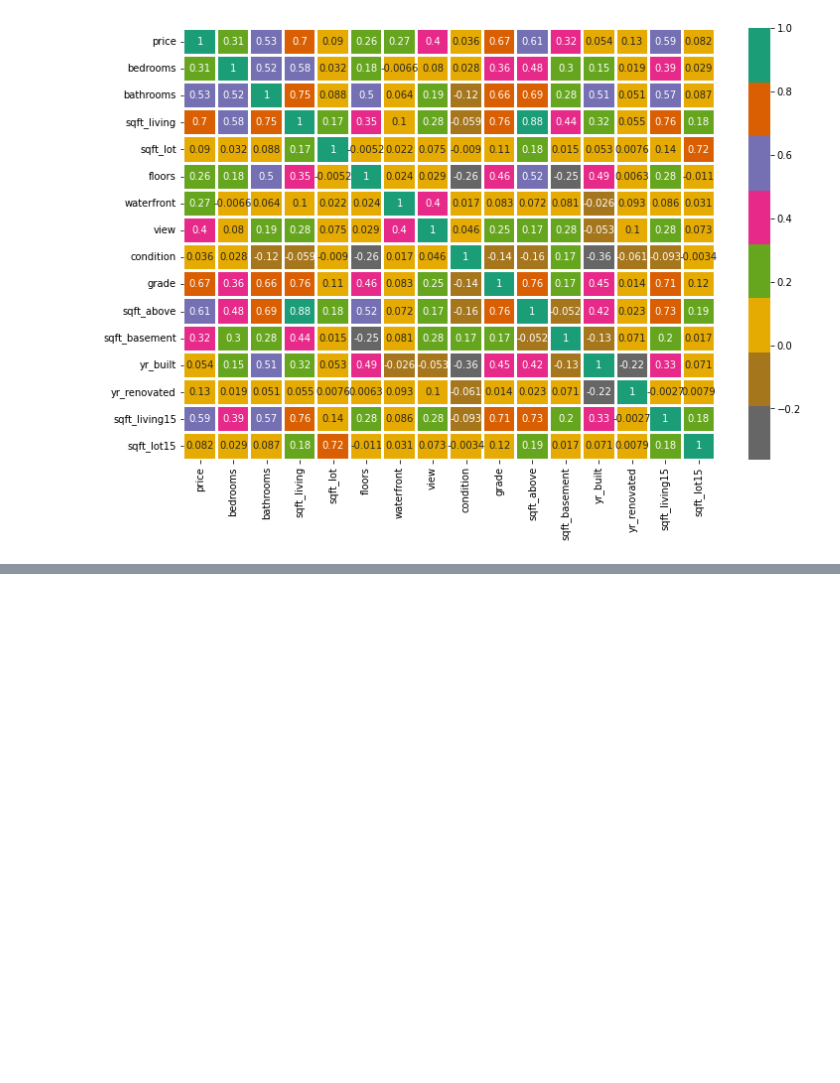
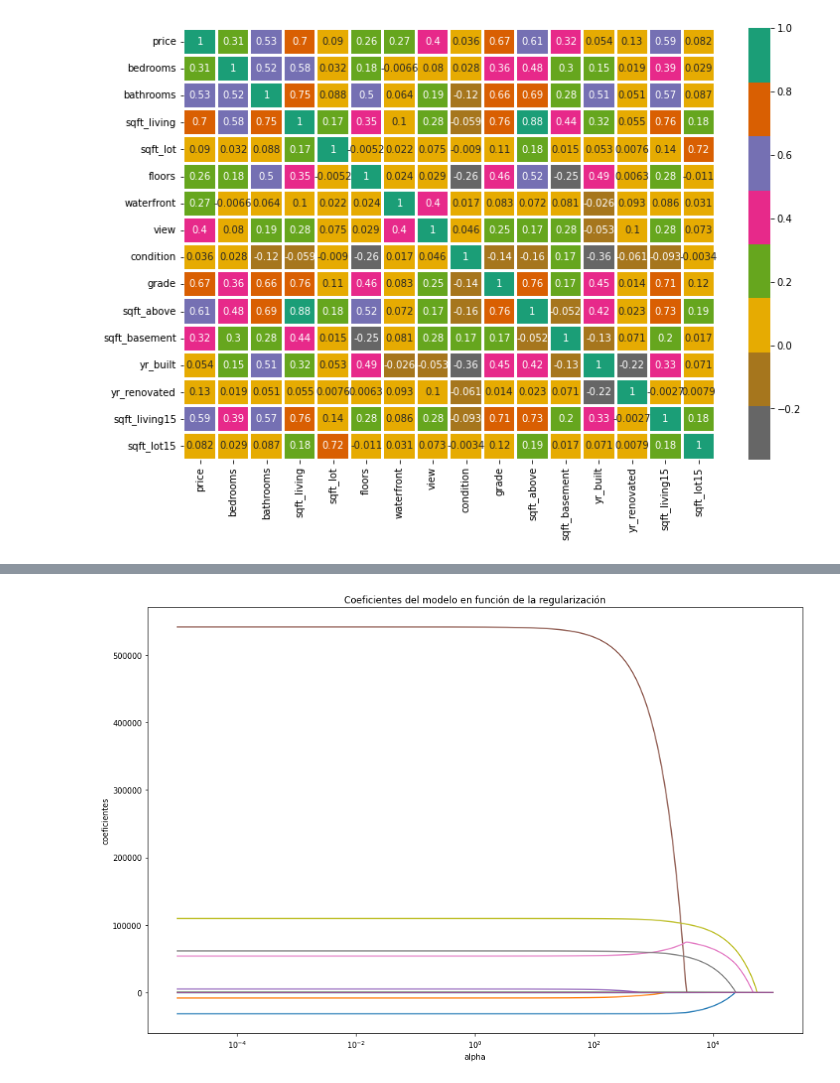
Before and after one commit to PosgradoMNA/actividades-de-aprendizaje-A01793008, a Jupyter notebook: Actividades/TecMty_Regresion_lineal_polinomial_A01793008.ipynb, the cells around one changed output, grey strips where cells are left out. Cells and saved outputs as stored; diff of their text form; code cells hidden in the pictures; blank space fills up the shorter version.

```diff
--- a/Actividades/TecMty_Regresion_lineal_polinomial_A01793008.ipynb
+++ b/Actividades/TecMty_Regresion_lineal_polinomial_A01793008.ipynb
@@ -833,0 +1017,3 @@ Tamaño del X_test: (2162, 15)
+# %%
+modelo = LassoCV(alphas = np.logspace(-5, 5, 500), normalize = True, cv = 10)
+modelo.fit(X = X_train, y = y_train)
@@ -833,0 +1034,17 @@ Tamaño del X_test: (2162, 15)
+# %%
+alphas = modelo.alphas_
+coefs = []
+
+for alpha in alphas:
+    modelo_temp = Lasso(alpha=alpha, fit_intercept=False, normalize=True)
+    modelo_temp.fit(X_train, y_train)
+    coefs.append(modelo_temp.coef_.flatten())
+
+fig, ax = plt.subplots(figsize=(15, 10))
+ax.plot(alphas, coefs)
+ax.set_xscale('log')
+ax.set_xlabel('alpha')
+ax.set_ylabel('coeficientes')
+ax.set_title('Coeficientes del modelo en función de la regularización');
+# %% [output]
+[figure, added]
```
Also changed, not shown: parts of 44 cells of this notebook.
